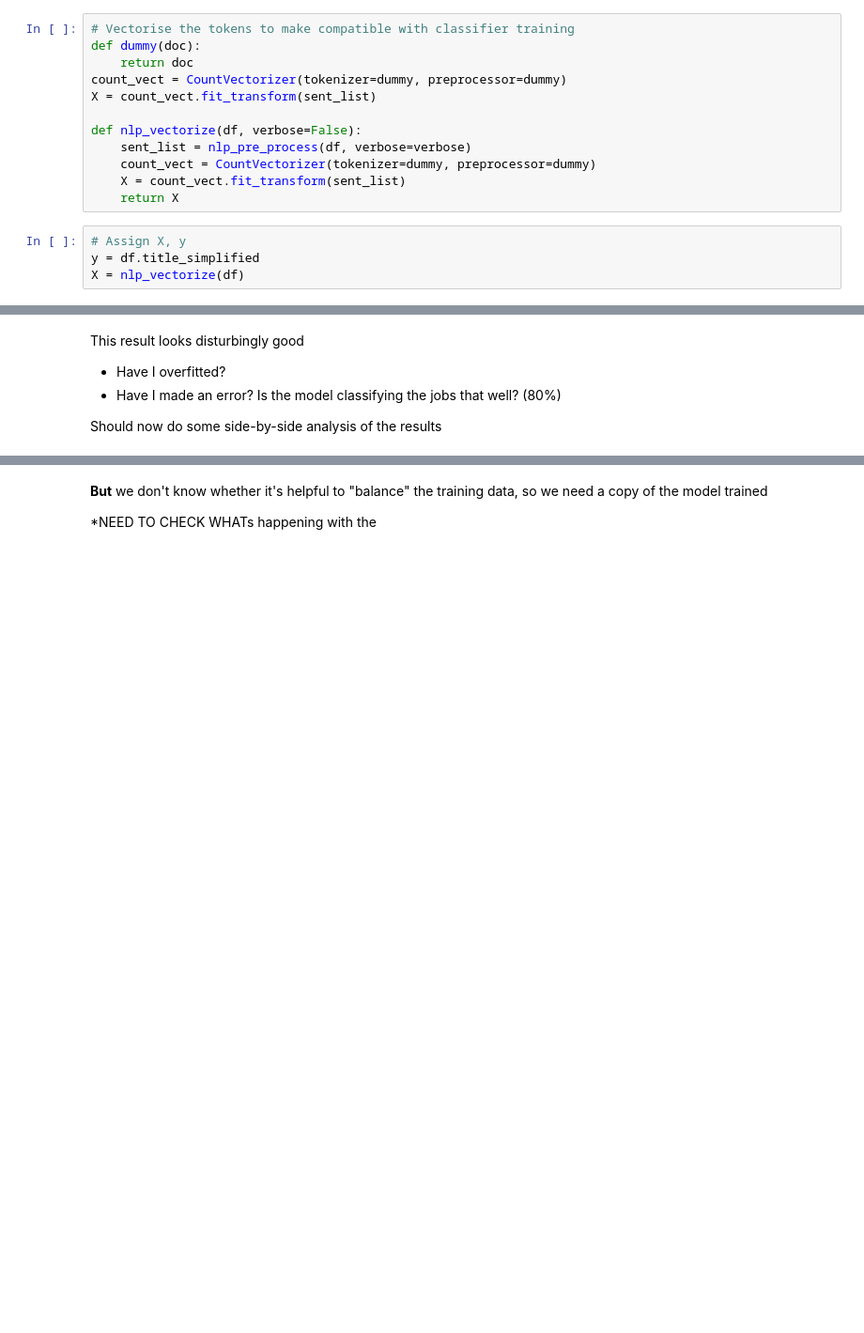
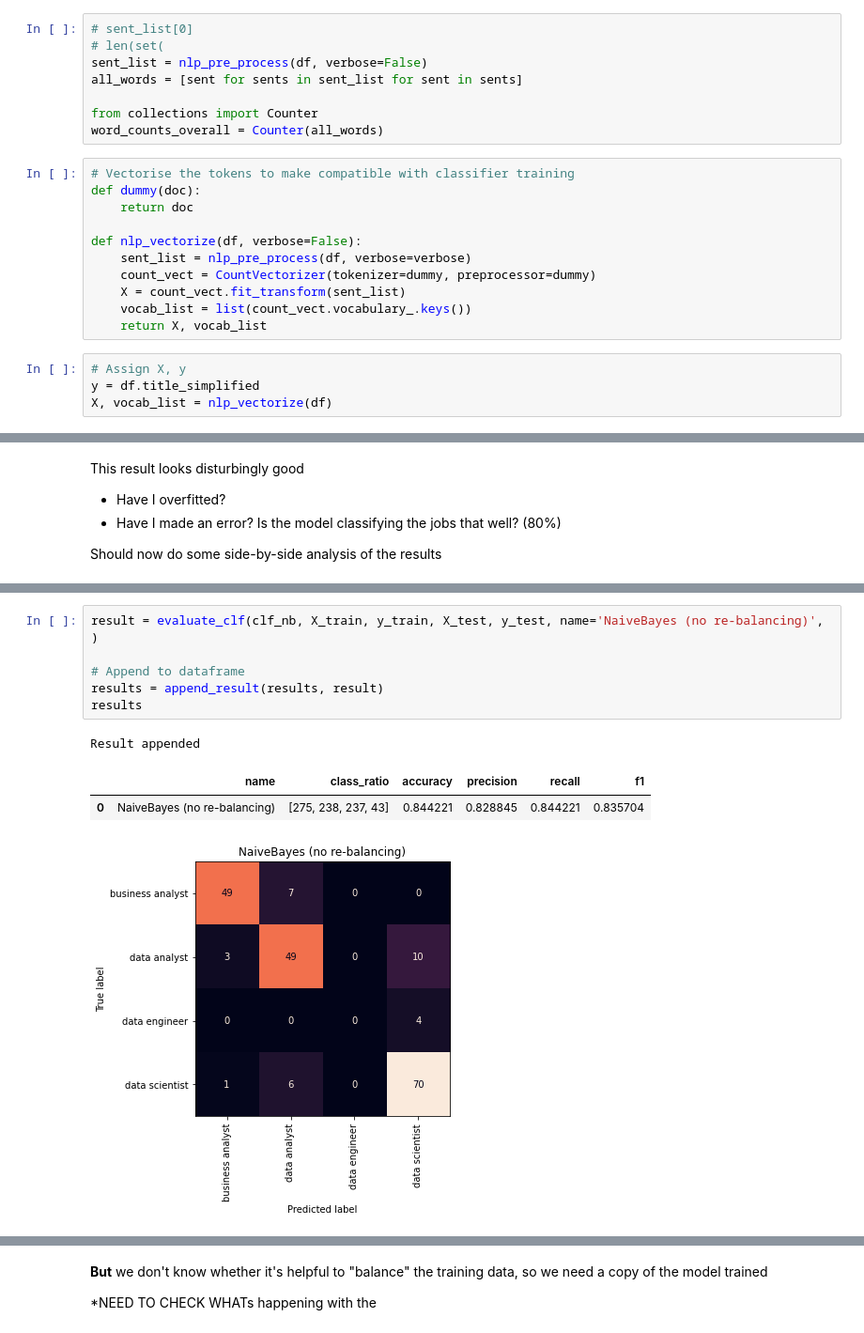
Before and after one commit to adin786/jobs-analysis, a Jupyter notebook: jobs-analysis-nlp.ipynb, the cells around one changed output, grey strips where cells are left out. Shown: that part at 94% size. Drawn from its saved outputs; the diff is of its cells as text; blank space fills up the shorter version.

```diff
--- a/jobs-analysis-nlp.ipynb
+++ b/jobs-analysis-nlp.ipynb
@@ -103,22 +101,29 @@ Number of UNIQUE WORDS: 222
 Tokenised:              ['client', 'supports', 'international', 'organisations', 'pharmaceutical', 'healthcare', 'industries', 'across', 'range', 'bespoke']...
 Number of SENTENCES:    4
 Number of UNIQUE WORDS: 112
+# %%
+# sent_list[0]
+# len(set(
+sent_list = nlp_pre_process(df, verbose=False)
+all_words = [sent for sents in sent_list for sent in sents]
+
+from collections import Counter
+word_counts_overall = Counter(all_words)
 # %%
 # Vectorise the tokens to make compatible with classifier training
 def dummy(doc):
     return doc
-count_vect = CountVectorizer(tokenizer=dummy, preprocessor=dummy)
-X = count_vect.fit_transform(sent_list)
 
 def nlp_vectorize(df, verbose=False):
     sent_list = nlp_pre_process(df, verbose=verbose)
     count_vect = CountVectorizer(tokenizer=dummy, preprocessor=dummy)
     X = count_vect.fit_transform(sent_list)
-    return X
+    vocab_list = list(count_vect.vocabulary_.keys())
+    return X, vocab_list
 # %%
 # Assign X, y
 y = df.title_simplified
-X = nlp_vectorize(df)
+X, vocab_list = nlp_vectorize(df)
 # %%
 # train_test_split
 X_train, X_test, y_train, y_test = train_test_split(X, y, test_size=0.2, random_state=42)
@@ -146,0 +200,11 @@ Should now do some side-by-side analysis of the results
+# %%
+result = evaluate_clf(clf_nb, X_train, y_train, X_test, y_test, name='NaiveBayes (no re-balancing)', )
+
+# Append to dataframe
+results = append_result(results, result)
+results
+# %% [output]
+Result appended
+|  | name | class_ratio | accuracy | precision | recall | f1 |
+| 0 | NaiveBayes (no re-balancing) | [275, 238, 237, 43] | 0.844221 | 0.828845 | 0.844221 | 0.835704 |
+[figure, added]
```
Also changed, not shown: parts of 52 cells of this notebook, 1 other file.
